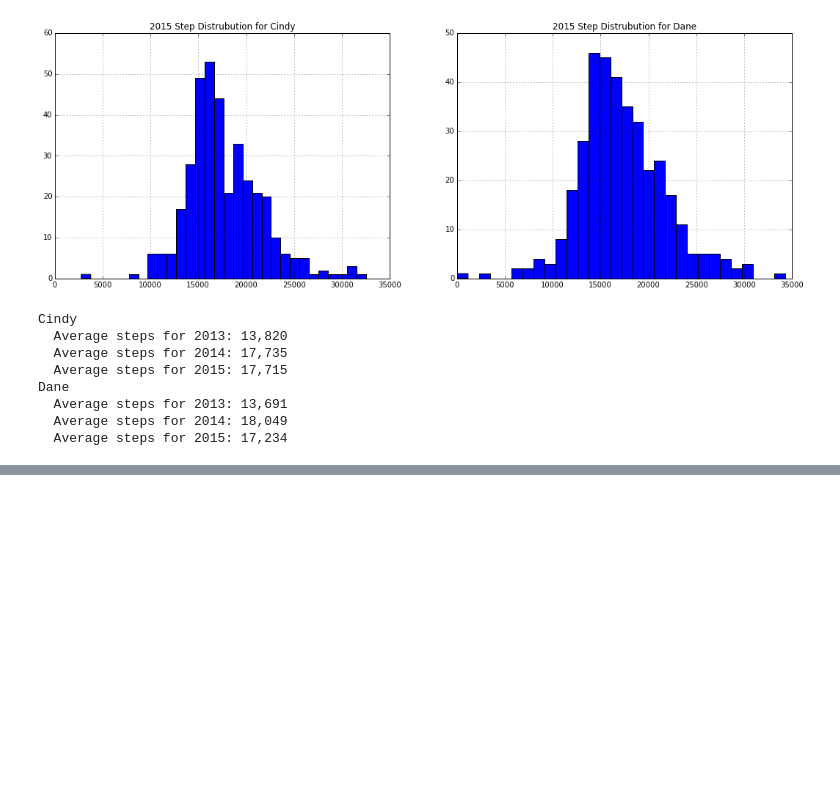
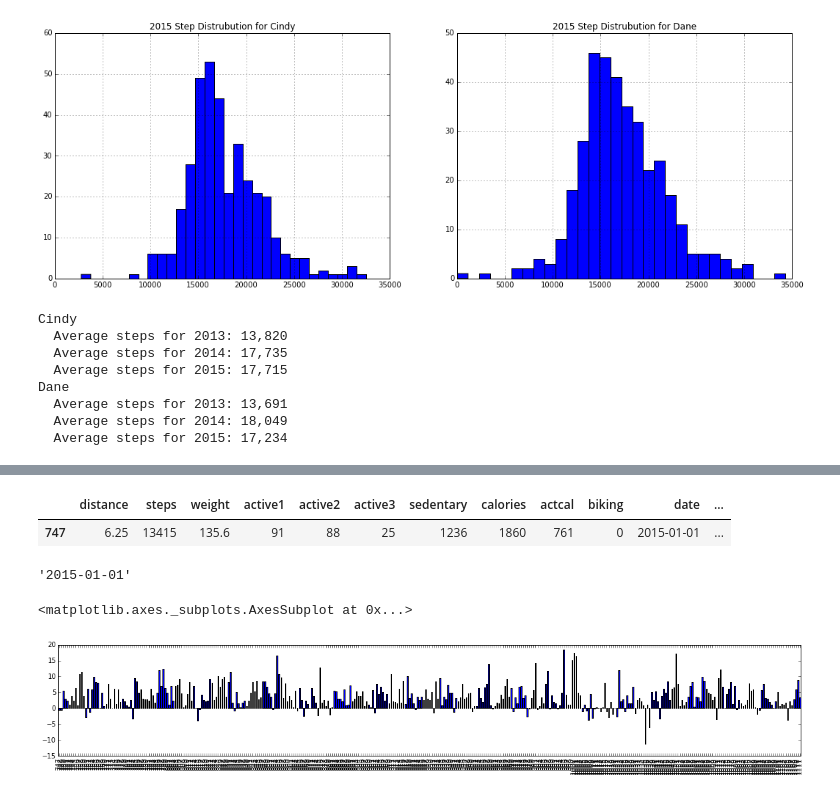
Before and after one commit to danecollins/fitbit, a Jupyter notebook: analysis.ipynb, the cells around one changed output, grey strips where cells are left out. Cells and saved outputs as stored; diff of their text form; code cells hidden in the pictures; blank space fills up the shorter version.

```diff
--- a/analysis.ipynb
+++ b/analysis.ipynb
@@ -128 +128,19 @@ With 8,525.9 miles so far in 18,230,062 steps so far,
 Cindy has 3,150,068 steps left to get to 10K miles which will take an estimated 178 days
+# %%
+cindy15 = cindy[cindy.year==2015]
+cindy15.head(1)
+# %% [output]
+|  | distance | steps | weight | active1 | active2 | active3 | sedentary | calories | actcal | biking | date | ... |
+| 747 | 6.25 | 13415 | 135.6 | 91 | 88 | 25 | 1236 | 1860 | 761 | 0 | 2015-01-01 | ... |
+# %%
+min(cindy15.date)
+# %% [output]
+'2015-01-01'
+# %%
+ou = (cindy15.steps - 14000)/1000
+fig = plt.gcf()
+fig.set_size_inches(20,3)
+ou.plot(kind='bar')
+# %% [output]
+<matplotlib.axes._subplots.AxesSubplot at 0x...>
+[figure, added]
```
Also changed, not shown: parts of 6 cells of this notebook.
